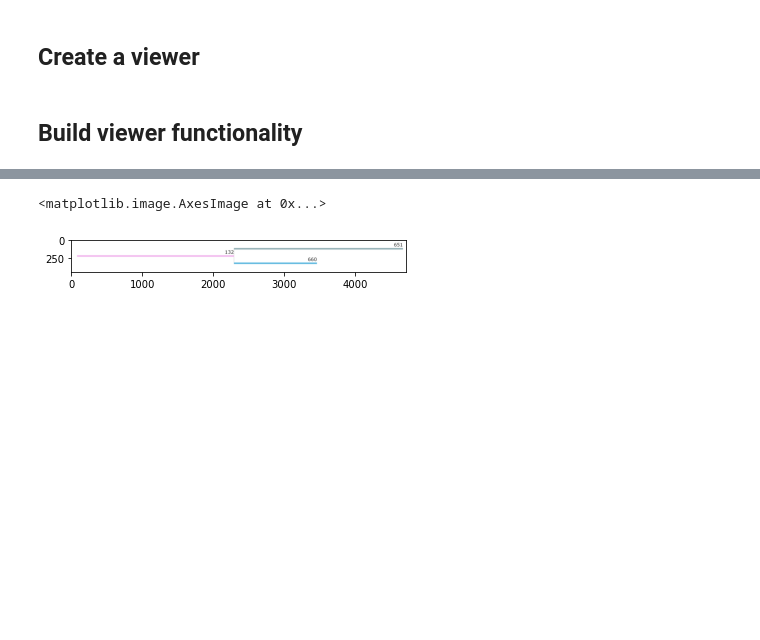
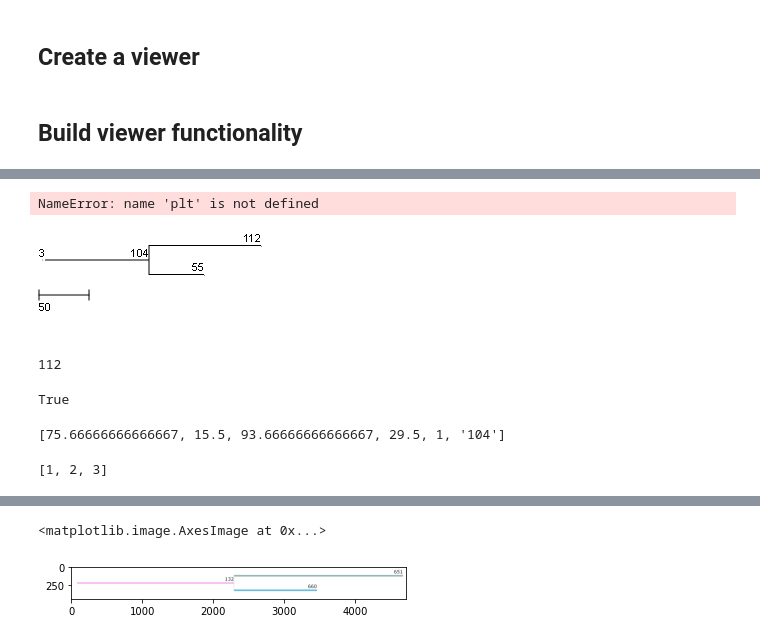
Before and after one commit to fjorka/tracking_pipeline, a Jupyter notebook: notebooks/04_tracking_correction_napari.ipynb, the cells around one changed output, grey strips where cells are left out. Cells and saved outputs as stored; diff of their text form; code cells hidden in the pictures; blank space fills up the shorter version.

Commit message:
qt tree working version

```diff
--- a/notebooks/04_tracking_correction_napari.ipynb
+++ b/notebooks/04_tracking_correction_napari.ipynb
@@ -178,0 +227,2 @@ WARNING: QMainWindow::saveState(): 'objectName' not set for QDockWidget 0x23b096
+# %%
+t = my_napari.add_y_rendering(t,t_rendering)
@@ -178,0 +261,3 @@ WARNING: QMainWindow::saveState(): 'objectName' not set for QDockWidget 0x23b096
+# %%
+test = viewer.window._dock_widgets['family']
+test.clear()
@@ -263,0 +492,25 @@ from matplotlib.figure import Figure
+# %%
+current_track = 651
+
+# find graph for everyone
+_,_,graph = gen.trackData_from_df(df,col_list = ['track_id'])
+
+# find the root
+my_root = int(list(df.loc[df.track_id==current_track,'root'])[0])
+paths=gen.find_all_paths(graph,my_root)
+
+# generate the family tree
+t = my_napari.generate_tree(paths,df)
+
+def mylayout(node):
+
+    node_name = faces.TextFace(node.name,fsize=2)
+    faces.add_face_to_node(node_name, node, column=0,position = "branch-top")
+# %%
+ts = TreeStyle()
+ts.show_branch_length = True
+ts.show_leaf_name = False
+ts.scale = 1
+ts.layout_fn = mylayout
+test = t.show(tree_style=ts)
+test
@@ -264,4 +576,28 @@ from matplotlib.figure import Figure
 # %%
-current_track = 651
+
 
 family_im = my_napari.generate_family_image(df,labels_layer,current_track,graph_list[0])
+plt.imshow(family_im)
+# %% [output]
+NameError: name 'plt' is not defined
+# %%
+t.render("%%inline",tree_style=ts)
+# %% [output]
+[figure, added]
+# %%
+track_id = 651
+np.max(df.loc[df.track_id==track_id,'t'])-np.min(df.loc[df.track_id==track_id,'t'])
+# %% [output]
+112
+# %%
+ts.show_branch_length
+# %% [output]
+True
+# %%
+test['faces'][1]
+# %% [output]
+[75.66666666666667, 15.5, 93.66666666666667, 29.5, 1, '104']
+# %%
+list(test['node_areas'].keys())[1:]
+# %% [output]
+[1, 2, 3]
```
Also changed, not shown: parts of 66 cells of this notebook, 3 other files.
